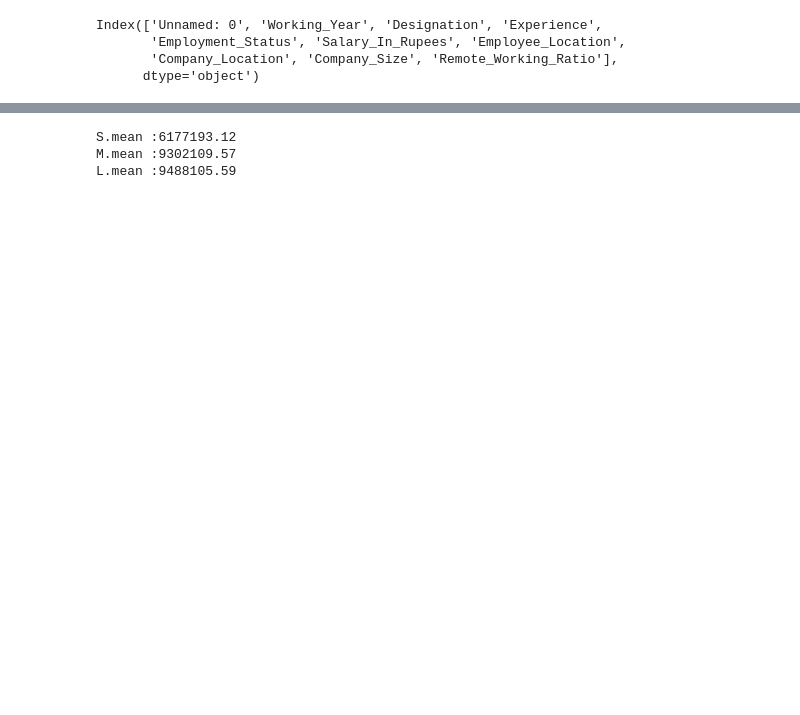
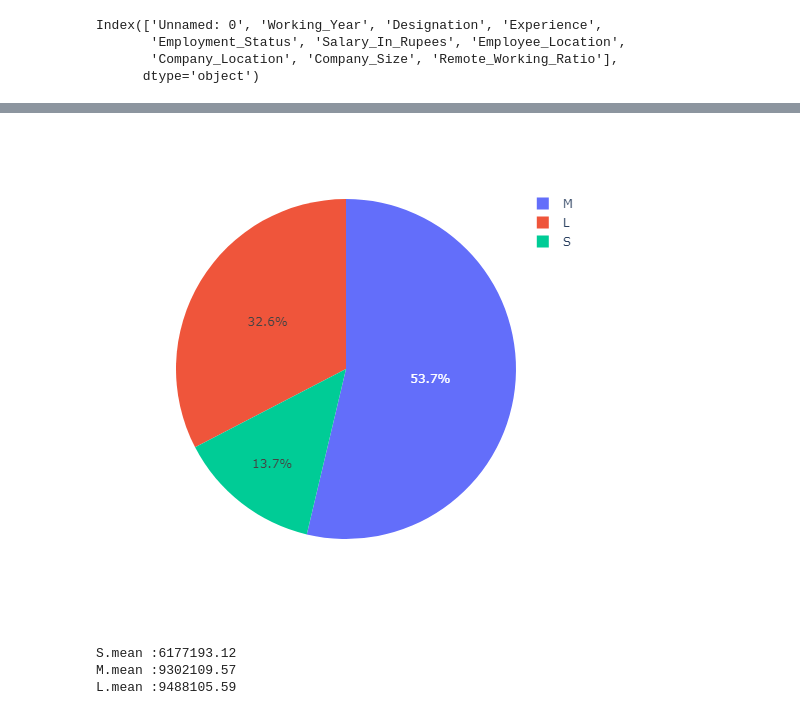
Before and after one commit to vaibhav-shaharwale/EDA, a Jupyter notebook: EDA-DATA.ipynb, the cells around one changed output, grey strips where cells are left out. Cells and saved outputs as stored; diff of their text form; code cells hidden in the pictures; blank space fills up the shorter version.

```diff
--- a/EDA-DATA.ipynb
+++ b/EDA-DATA.ipynb
@@ -106,7 +112,10 @@ C_Size.head()
 | 9 | 10 | 2020 | Lead Data Engineer | SE | FT | 9946188 | ... |
 | 10 | 11 | 2020 | Data Scientist | EN | FT | 4083586 | ... |
 # %%
-px.pie(data_import,'Company_Size', width=500)
+fig = px.pie(data_import,'Company_Size', width=500)
+fig.show("png")
+# %% [output]
+[figure, added]
 # %%
 print('S.mean :%.2f' % S['Salary_In_Rupees'].mean())
 print('M.mean :%.2f' % M['Salary_In_Rupees'].mean())
```
Also changed, not shown: parts of 5 cells of this notebook.
